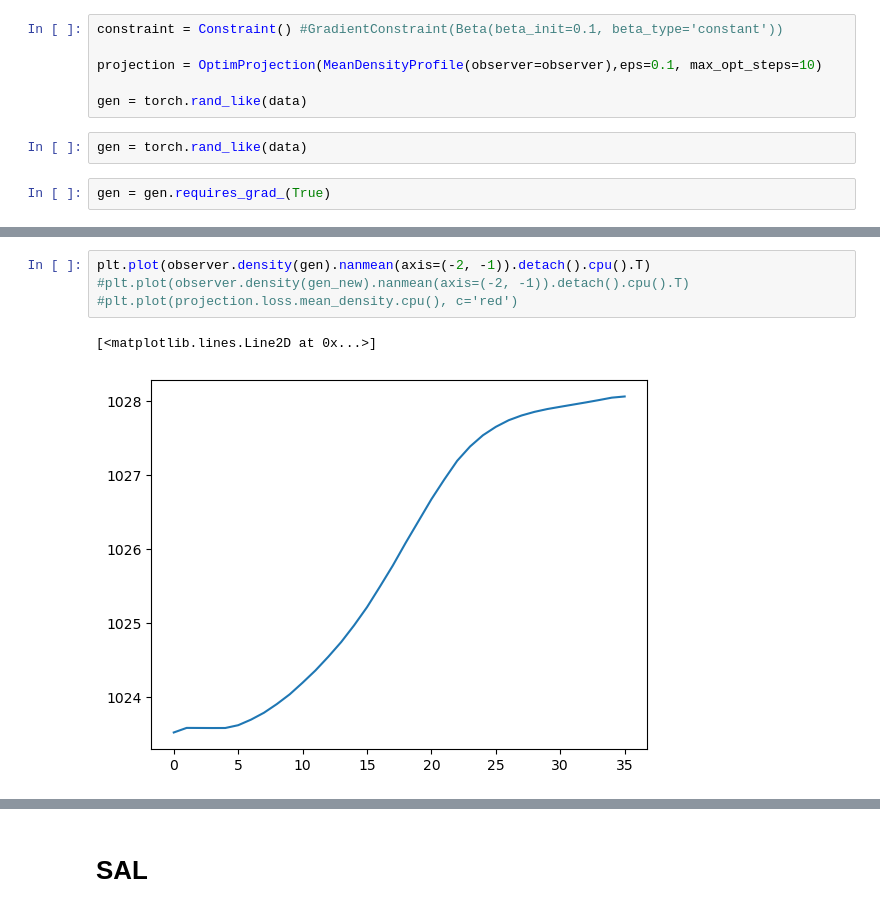
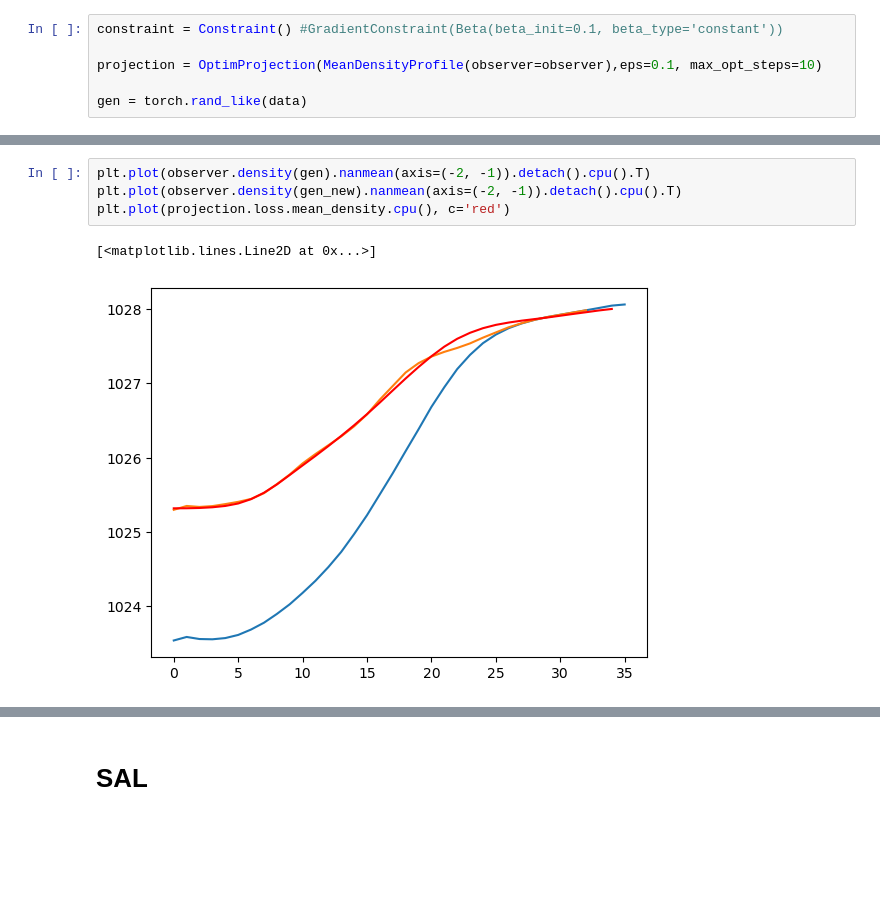
Before and after one commit to Etienne-Meunier/DINO-Fusion, a Jupyter notebook: Results/notebooks/Sampling.ipynb, the cells around one changed output, grey strips where cells are left out. Cells and saved outputs as stored; diff of their text form; blank space fills up the shorter version.

```diff
--- a/Results/notebooks/Sampling.ipynb
+++ b/Results/notebooks/Sampling.ipynb
@@ -45,7 +56,3 @@ constraint = Constraint() #GradientConstraint(Beta(beta_init=0.1, beta_type='con
 projection = OptimProjection(MeanDensityProfile(observer=observer),eps=0.1, max_opt_steps=10)
 
 gen = torch.rand_like(data)
-# %%
-gen = torch.rand_like(data)
-# %%
-gen = gen.requires_grad_(True)
@@ -206,7 +76,7 @@ tensor([[1025.3318, 1025.3778, 1025.3490, 1025.3470, 1025.3704, 1025.4052,
 # %%
 plt.plot(observer.density(gen).nanmean(axis=(-2, -1)).detach().cpu().T)
-#plt.plot(observer.density(gen_new).nanmean(axis=(-2, -1)).detach().cpu().T)
-#plt.plot(projection.loss.mean_density.cpu(), c='red')
+plt.plot(observer.density(gen_new).nanmean(axis=(-2, -1)).detach().cpu().T)
+plt.plot(projection.loss.mean_density.cpu(), c='red')
 # %% [output]
 [<matplotlib.lines.Line2D at 0x...>]
-[figure, old version]
+[figure, new version]
```
Also changed, not shown: parts of 31 cells of this notebook, 9 other files.
